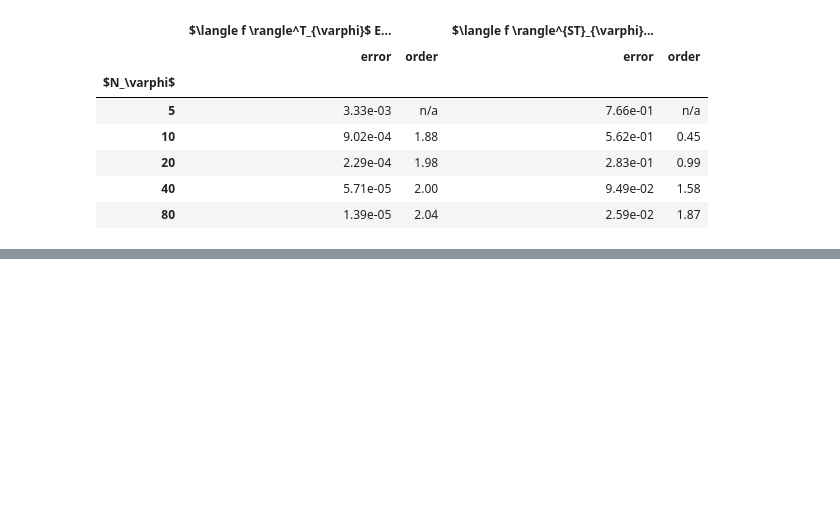
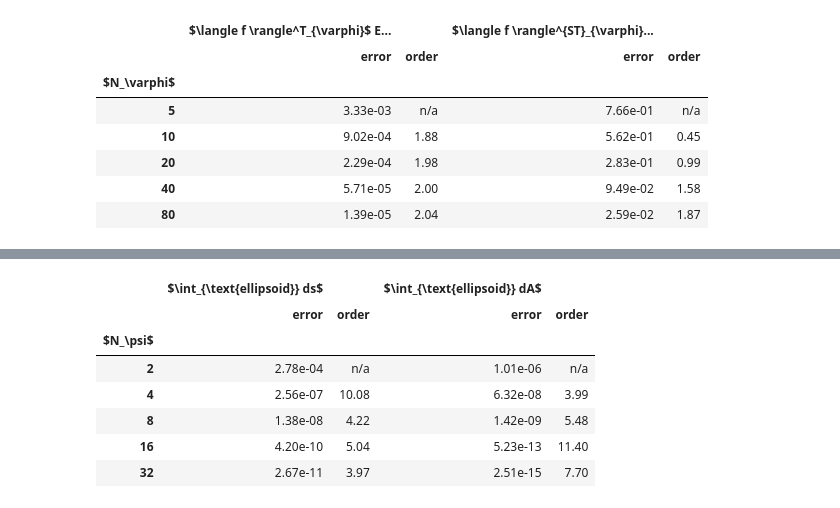
Before and after one commit to mwiesenberger/averages, a Jupyter notebook: toroidal-averages.ipynb, the cells around one changed output, grey strips where cells are left out. Cells and saved outputs as stored; diff of their text form; code cells hidden in the pictures; blank space fills up the shorter version.

```diff
--- a/toroidal-averages.ipynb
+++ b/toroidal-averages.ipynb
@@ -690,0 +775,29 @@ df
+# %%
+df = pd.DataFrame(lines[:], columns=["$N_\\psi$", "error.arc", "error.area"])
+for name  in ["arc", "area"] :
+    df.insert(df.columns.get_loc("error."+name)+1,column="order."+name, value=df.loc[:,"error."+name])
+
+    df["order."+name] = (np.log( df["order."+name]/ df["order."+name].shift(1))/
+     np.log( df["$N_\\psi$"].shift(1)/df["$N_\\psi$"]))
+df.set_index(['$N_\\psi$'], inplace=True)
+headers = [ "$\int_{\text{ellipsoid}} ds$", "$\int_{\text{ellipsoid}} dA$"]
+df.columns=pd.MultiIndex.from_product([headers,["error", "order"] ])
+filename='convergence_arc.tex'
+string_df = df
+for header in headers :
+    string_df[header, "error"]=string_df[header, "error"].apply( errorToString)
+    string_df[header, "order"]=string_df[header, "order"].apply( orderToString)
+with open(filename, 'wb') as f:
+    f.write(bytes(string_df.to_latex(
+        escape=False,column_format='lp{1.5cm}p{1.2cm}p{1.5cm}p{1.2cm}',
+                               bold_rows=True),'UTF-8'))
+df
+# %% [output]
+|  | $\int_{\text{ellipsoid}} ds$ |  | $\int_{\text{ellipsoid}} dA$ |  |
+|  | error | order | error | order |
+| $N_\psi$ |  |  |  |  |
+| 2 | 2.78e-04 | n/a | 1.01e-06 | n/a |
+| 4 | 2.56e-07 | 10.08 | 6.32e-08 | 3.99 |
+| 8 | 1.38e-08 | 4.22 | 1.42e-09 | 5.48 |
+| 16 | 4.20e-10 | 5.04 | 5.23e-13 | 11.40 |
+| 32 | 2.67e-11 | 3.97 | 2.51e-15 | 7.70 |
```
Also changed, not shown: parts of 10 cells of this notebook.
